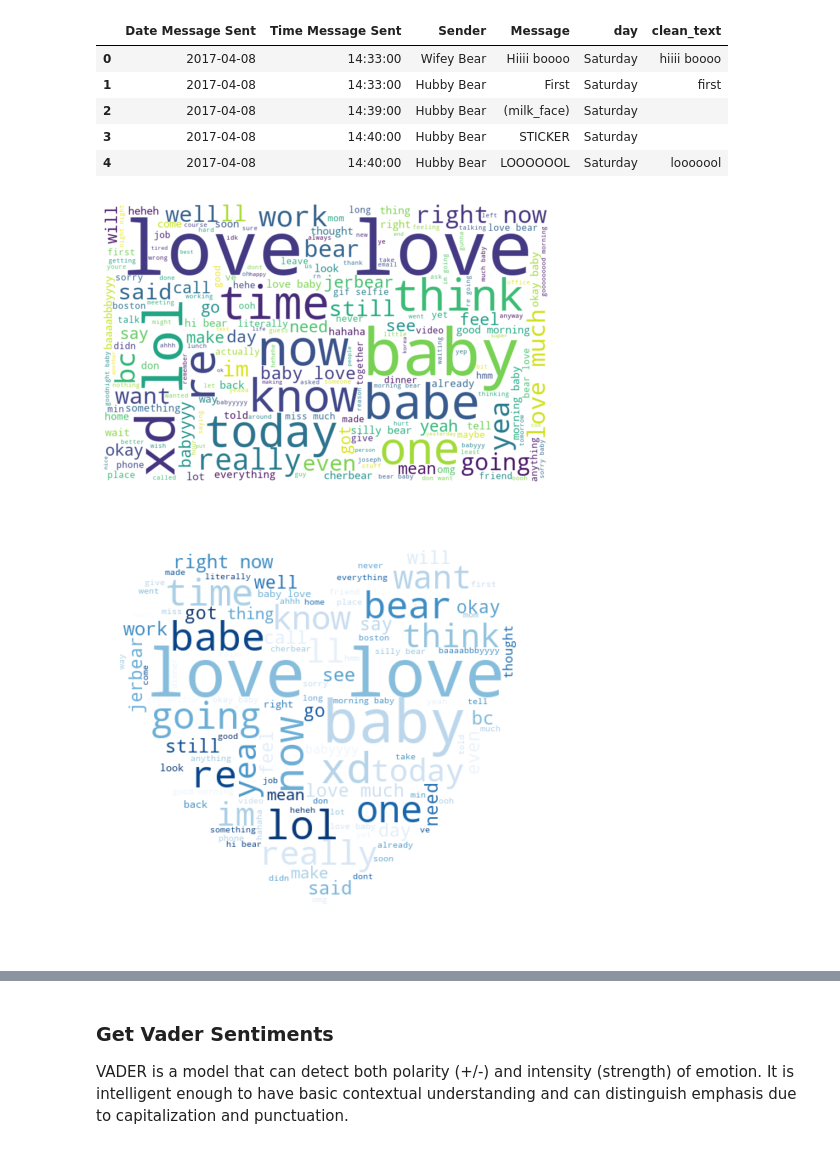
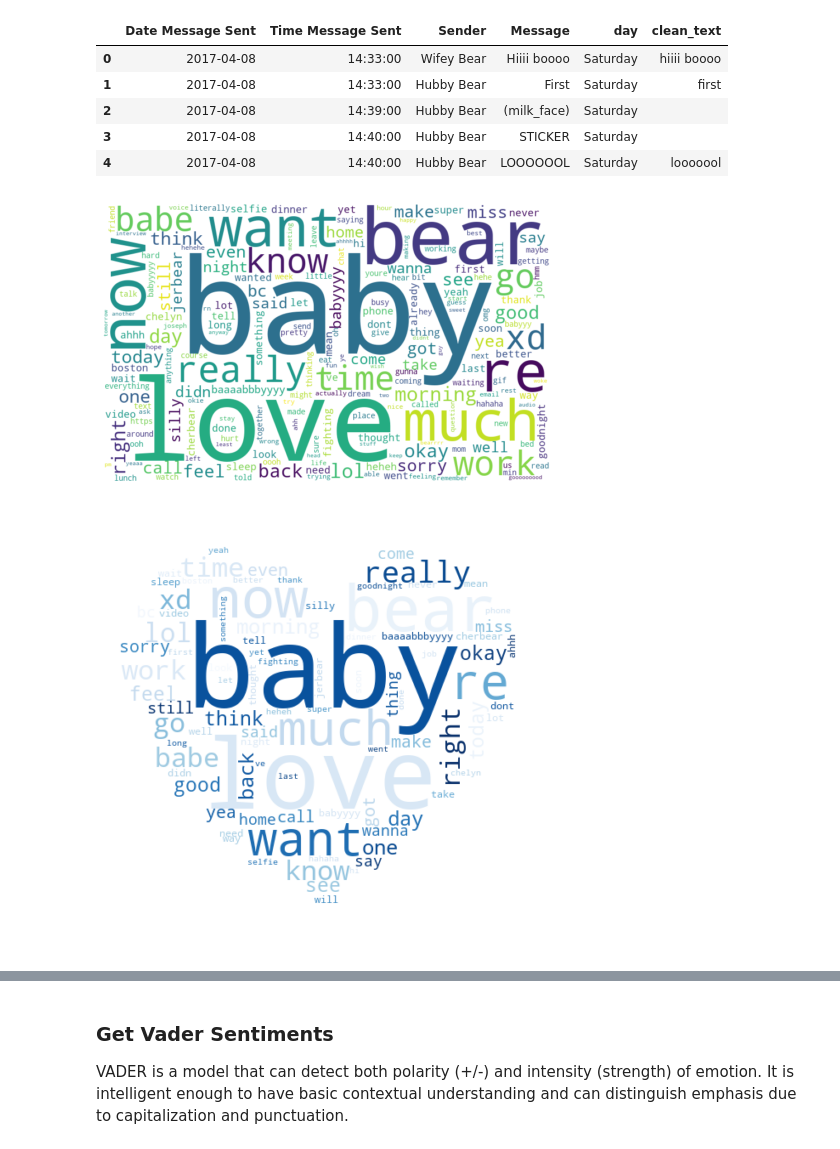
Before and after one commit to chelynl/Text_Analytics, a Jupyter notebook: Sentiment_Analysis.ipynb, the cells around one changed output, grey strips where cells are left out. Saved outputs shown, nothing was run; the diff lists cells and outputs as text; code cells hidden in the pictures.

```diff
--- a/Sentiment_Analysis.ipynb
+++ b/Sentiment_Analysis.ipynb
@@ -517,27 +518,31 @@ clean_data.head()
 # %%
 # Define stopwords
 stopwords = set(STOPWORDS)
 
-# Build overall word cloud
-overall_wc = WordCloud(width = 800, height = 500,
-                       background_color = 'white', stopwords = stopwords,
+# add stop words that aren't in the NLTK stopwords list
+new_stopwords = ['ll', 'going', 'im', 'don']
+new_stopwords_list = stopwords.union(new_stopwords)
+
+# Build overall word cloud excluding bigrams
+overall_wc = WordCloud(width = 800, height = 500, collocations=False,
+                       background_color = 'white', stopwords = new_stopwords_list,
                        min_font_size = 10).generate(' '.join(clean_data['clean_text']))
 
 # Plot word cloud
 fig = plt.figure(figsize = (8,8), facecolor = None)
 plt.imshow(overall_wc, interpolation="bilinear")
 plt.axis('off')
 plt.show()
 # %% [output]
-[figure, old version]
+[figure, new version]
 # %%
 from PIL import Image
 mask = np.array(Image.open('/content/drive/MyDrive/Colab Notebooks/NLP/heart.jpg'))
 
-# Build word cloud
-hubby_wc = WordCloud(width = 800, height = 800,
+# Build word cloud for hubby bear
+hubby_wc = WordCloud(width = 800, height = 800, collocations=False,
                      background_color = 'white', colormap="Blues",
-                     stopwords = stopwords, mask=mask,
+                     stopwords = new_stopwords_list, mask=mask,
                      min_font_size = 10).generate(' '.join(clean_data[clean_data['Sender']=='Hubby Bear']['clean_text']))
 
 # Plot word cloud
@@ -546,5 +551,5 @@ plt.imshow(hubby_wc, interpolation="bilinear")
 plt.axis('off')
 plt.show()
 # %% [output]
-[figure, old version]
+[figure, new version]
 # %%
```
Also changed, not shown: parts of 23 cells of this notebook.
